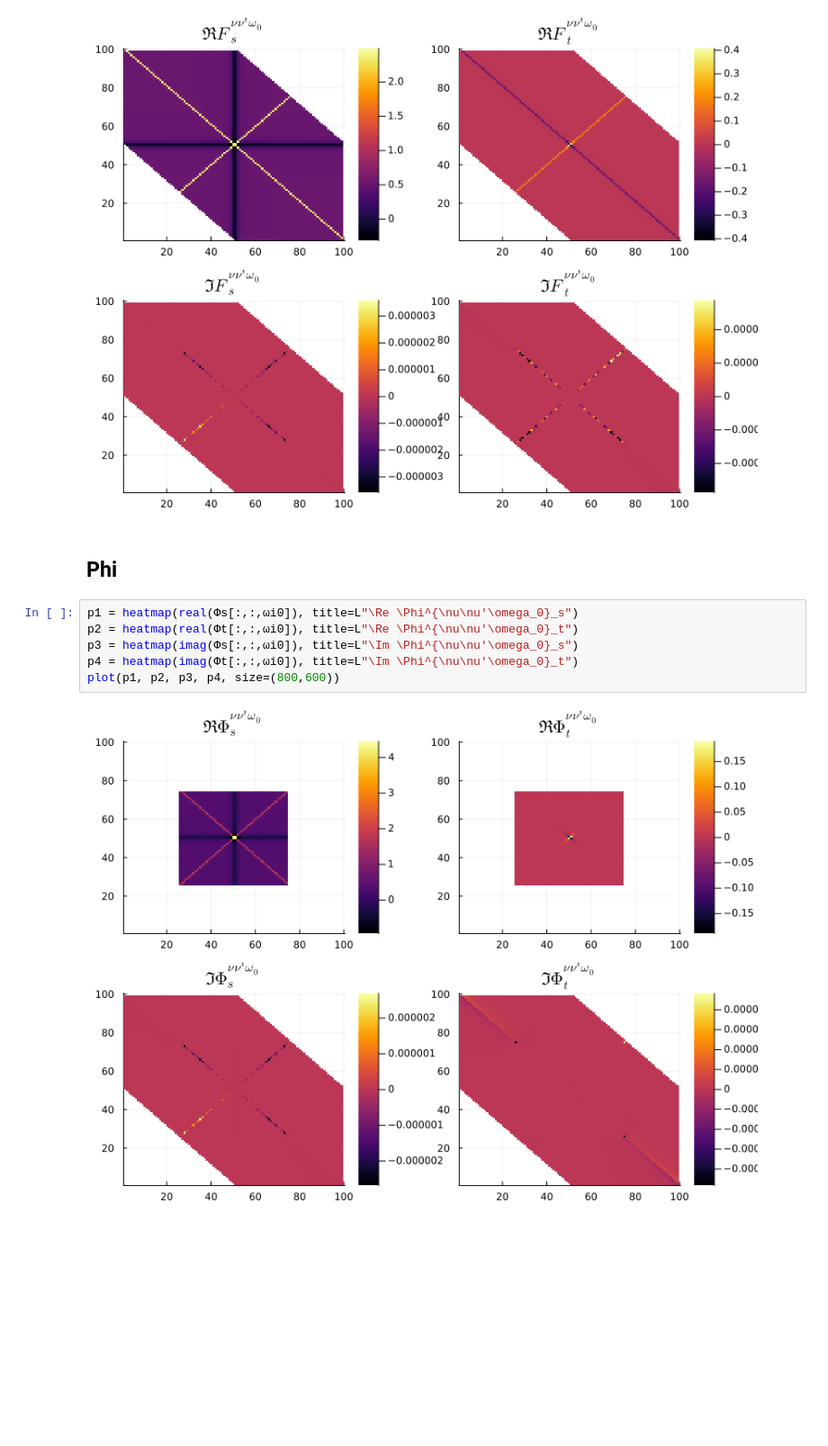
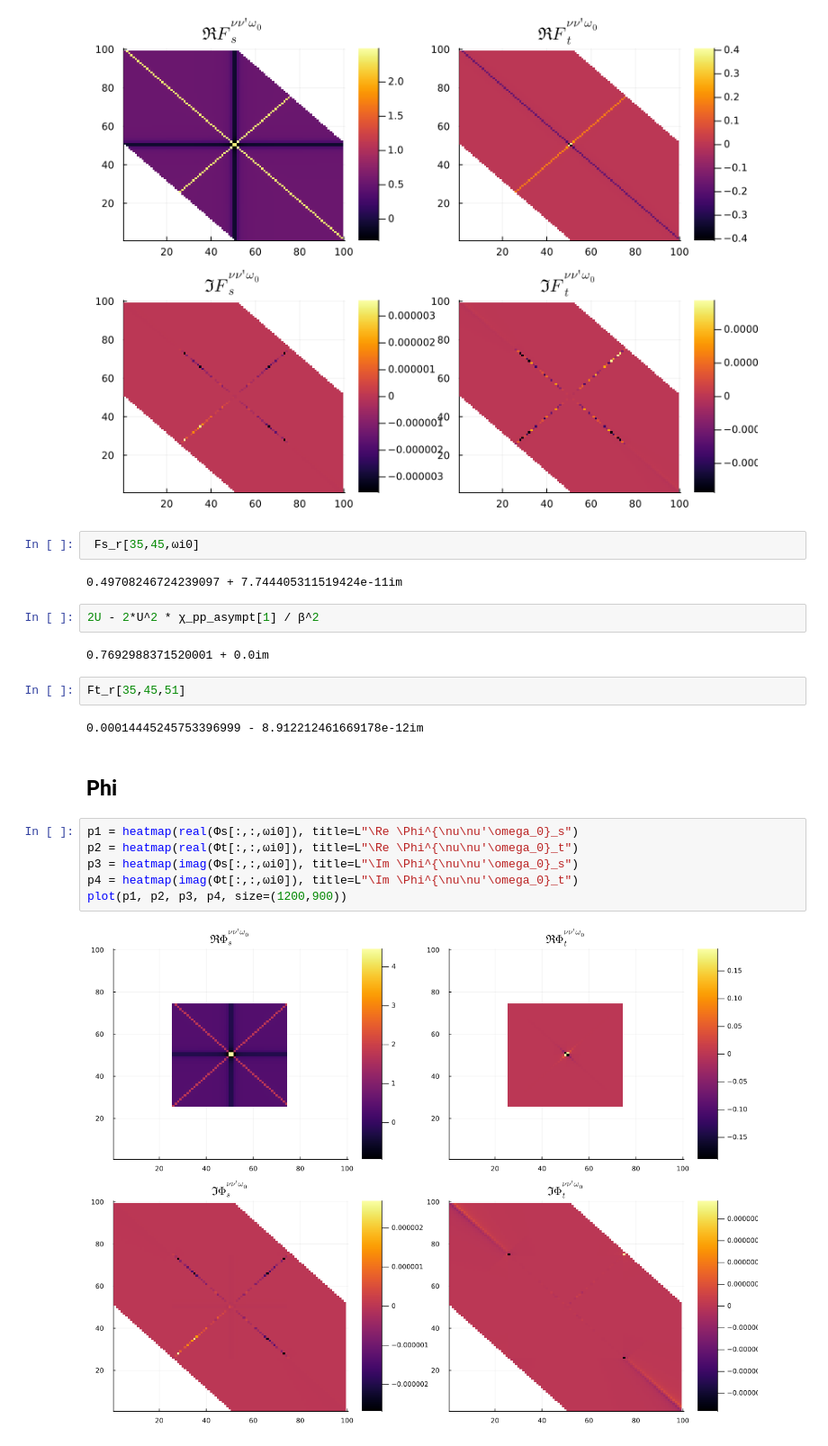
Before and after one commit to Atomtomate/lDGAPostprocessing, a Jupyter notebook: notebooks/expand_pp_test.ipynb, the cells around one changed output. Shown at 90% size. Drawn from its saved outputs; the diff is of its cells as text; blank space fills up the shorter version.

```diff
--- a/notebooks/expand_pp_test.ipynb
+++ b/notebooks/expand_pp_test.ipynb
@@ -129,13 +186,25 @@ p4 = heatmap(imag(Ft_r[:,:,ωi0]), title=L"\Im F^{\nu\nu'\omega_0}_t")
 plot(p1, p2, p3, p4, size=(800,600))
 # %% [output]
 [figure]
+# %%
+ Fs_r[35,45,ωi0]
+# %% [output]
+0.49708246724239097 + 7.744405311519424e-11im
+# %%
+2U - 2*U^2 * χ_pp_asympt[1] / β^2
+# %% [output]
+0.7692988371520001 + 0.0im
+# %%
+Ft_r[35,45,51]
+# %% [output]
+0.00014445245753396999 - 8.912212461669178e-12im
 # %% [markdown]
 ## Phi
 # %%
 p1 = heatmap(real(Φs[:,:,ωi0]), title=L"\Re \Phi^{\nu\nu'\omega_0}_s")
 p2 = heatmap(real(Φt[:,:,ωi0]), title=L"\Re \Phi^{\nu\nu'\omega_0}_t")
 p3 = heatmap(imag(Φs[:,:,ωi0]), title=L"\Im \Phi^{\nu\nu'\omega_0}_s")
 p4 = heatmap(imag(Φt[:,:,ωi0]), title=L"\Im \Phi^{\nu\nu'\omega_0}_t")
-plot(p1, p2, p3, p4, size=(800,600))
+plot(p1, p2, p3, p4, size=(1200,900))
 # %% [output]
-[figure, old version]
+[figure, new version]
```
Also changed, not shown: parts of 16 cells of this notebook, 4 other files.
